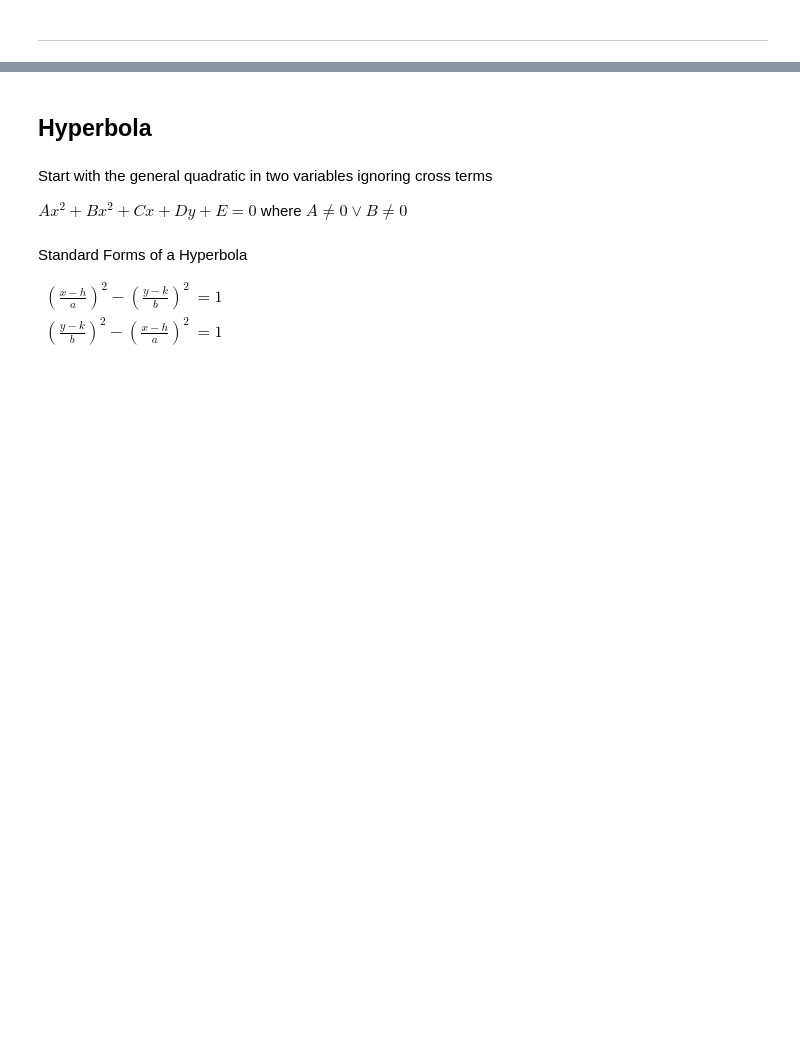
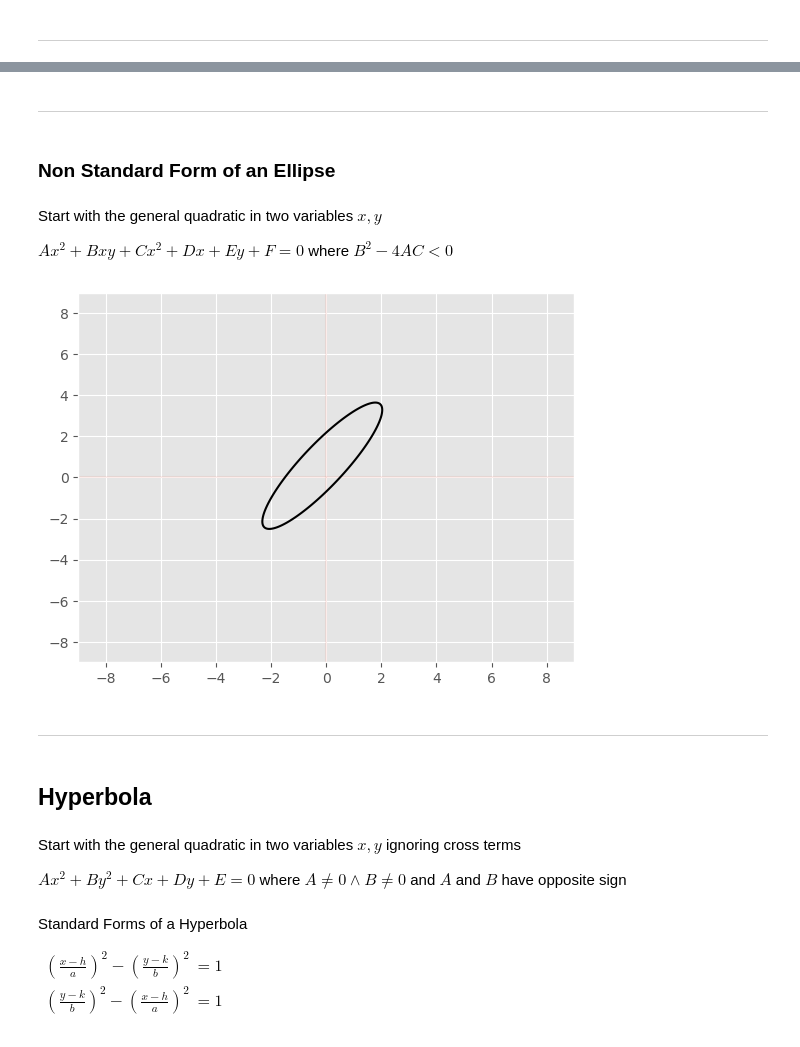
Before and after one commit to davefriedman01/VectorCalculus, a Jupyter notebook: conics.ipynb, the cells around one changed output, grey strips where cells are left out. Drawn from its saved outputs; the diff is of its cells as text; code cells hidden in the pictures; blank space fills up the shorter version.

```diff
--- a/conics.ipynb
+++ b/conics.ipynb
@@ -608,12 +727,40 @@ ax.set_ylim(k-b-1,k+b+1);
+# %% [markdown]
+---
+# %% [markdown]
+### Non Standard Form of an Ellipse
+# %% [markdown]
+Start with the general quadratic in two variables $x,y$
+
+$
+Ax^2+Bxy+Cx^2+Dx+Ey+F=0
+$
+where $B^2-4AC\lt0$
+# %%
+a=  4
+b= -5
+c=  2
+d=  4
+e= -3
+f= -3
+assert b**2 - 4*a*c < 0
+
+general=a*x**2 + b*x*y + c*y**2 + d*x + e*y + f
+
+axes()
+plt.contour(x,y,general,[0],colors='k');
+# %% [output]
+[figure, added]
+# %% [markdown]
+---
 # %% [markdown]
 ## Hyperbola
 # %% [markdown]
-Start with the general quadratic in two variables ignoring cross terms
+Start with the general quadratic in two variables $x,y$ ignoring cross terms
 
 $
-Ax^2+Bx^2+Cx+Dy+E=0
+Ax^2+By^2+Cx+Dy+E=0
 $
-where $A\ne0\lor B\ne0$
+where $A\ne0\land B\ne0$ and $A$ and $B$ have opposite sign
 # %% [markdown]
 
 Standard Forms of a Hyperbola
```
Also changed, not shown: parts of 24 cells of this notebook.
